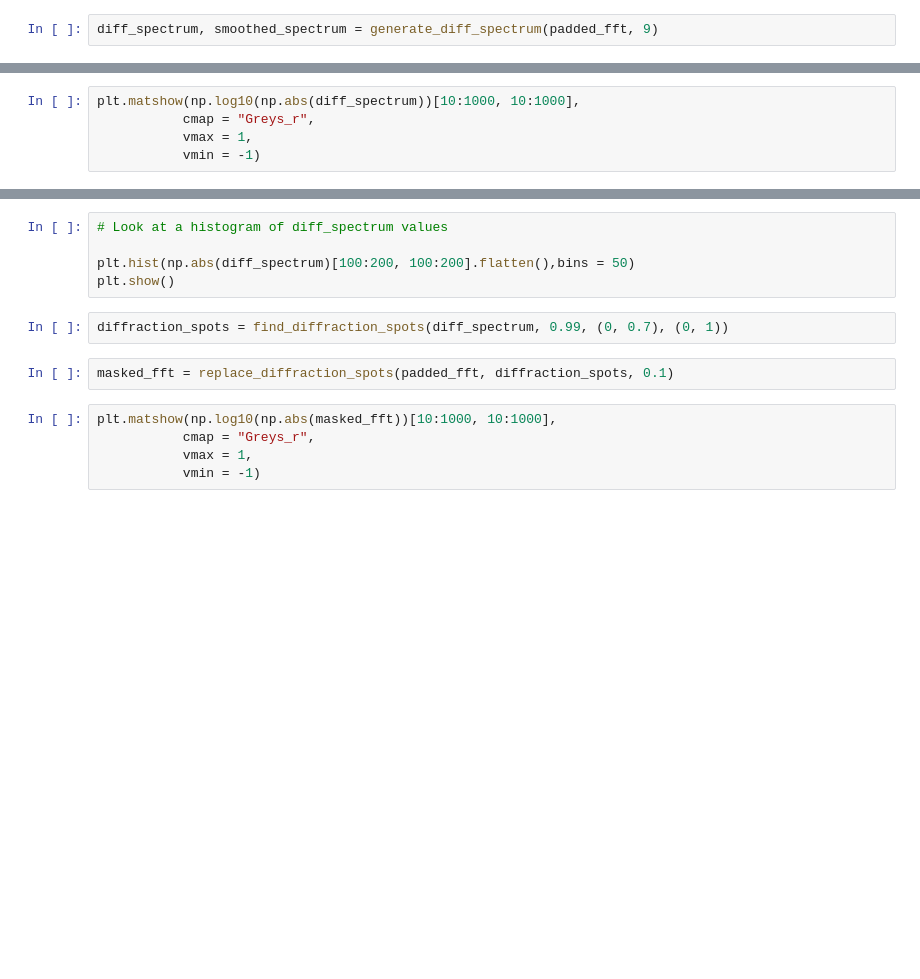
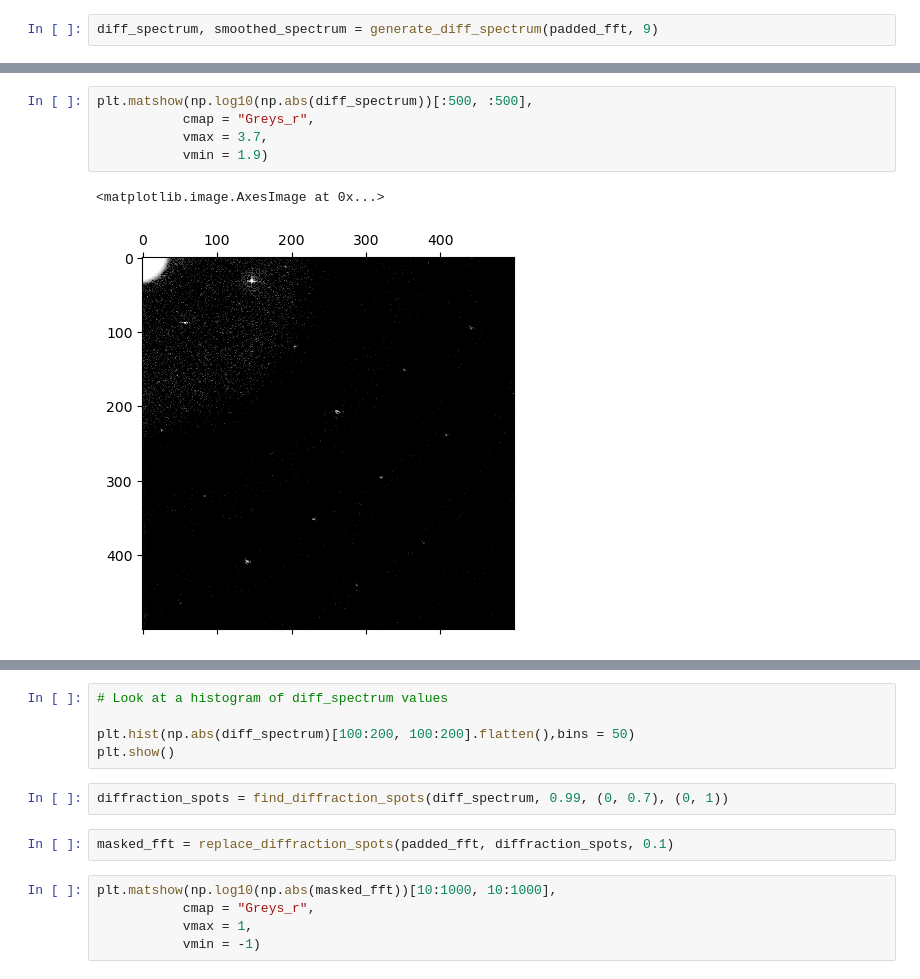
Before and after one commit to r-karimi/saxtal, a Jupyter notebook: saxtal_functions.ipynb, the cells around one changed output, grey strips where cells are left out. Drawn from its saved outputs; the diff is of its cells as text; blank space fills up the shorter version.

```diff
--- a/saxtal_functions.ipynb
+++ b/saxtal_functions.ipynb
@@ -392,5 +389,8 @@ plt.matshow(np.log10(np.abs(smoothed_spectrum))[10:1000, 10:1000],
 # %%
-plt.matshow(np.log10(np.abs(diff_spectrum))[10:1000, 10:1000],
+plt.matshow(np.log10(np.abs(diff_spectrum))[:500, :500],
            cmap = "Greys_r",
-           vmax = 1,
-           vmin = -1)
+           vmax = 3.7,
+           vmin = 1.9)
+# %% [output]
+<matplotlib.image.AxesImage at 0x...>
+[figure, added]
```
Also changed, not shown: parts of 15 cells of this notebook, 5 other files.
